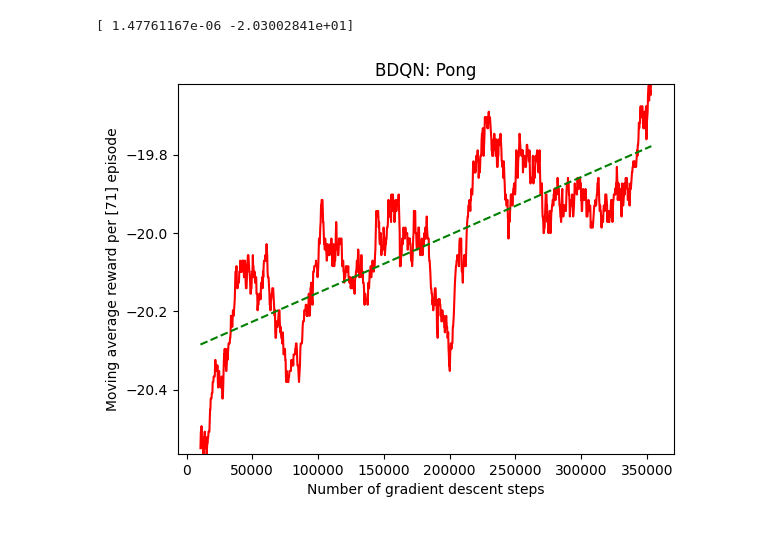
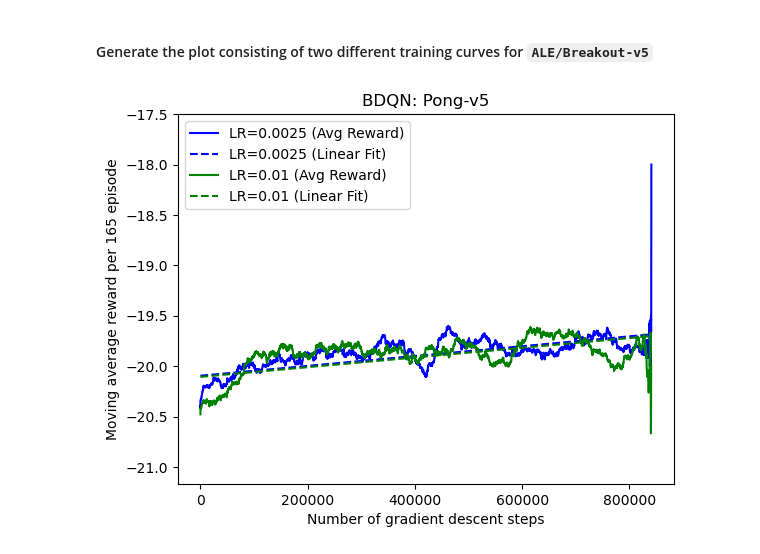
Before and after one commit to Orthologues/DM887-ReinforcementLearning, a Jupyter notebook: final_project/zhao_BDQN/plotting.ipynb, the cells around one changed output. Drawn from its saved outputs; the diff is of its cells as text; code cells hidden in the pictures.

Commit message:
Added the figures

```diff
--- a/final_project/zhao_BDQN/plotting.ipynb
+++ b/final_project/zhao_BDQN/plotting.ipynb
@@ -5,6 +7,6 @@ import numpy as np
 # %%
-#data = pd.read_csv('Pong-v5_train.csv')
-#data = pd.read_csv('Breakout-v5_train (3).csv')
-#data = pd.read_csv('Breakout-v5_train (4).csv')
-data = pd.read_csv('Pong-v5_train_LR001.csv')
+pong_lr00025_df = pd.read_csv('test_results/pong-v5_test1/Pong-v5_train_LR00025_3574episodes.csv')
+pong_lr001_df = pd.read_csv('test_results/pong-v5_test2/Pong-v5_train_LR001_3311episodes.csv')
+breakout_default_df = pd.read_csv('test_results/breakout-v5_test1/Breakout-v5_train_LR00025_8326episodes.csv')
+breakout_high_freq_posterior_df = pd.read_csv('test_results/breakout-v5_test2/Breakout-v5_train_LR00025_PU_per2000.csv')
 # %%
@@ -16,20 +24,45 @@ averaging_size = int(len(episodal_reward)/20)
 # %%
-for i in range(len(episodal_reward)-averaging_size):
-    averages.append(sum(episodal_reward[i:i+averaging_size])/averaging_size)
-    GDs.append(num_gd_time_steps[i+averaging_size-1])
+pong_data1 = read_data(pong_lr00025_df[:3300])
+pong_data2 = read_data(pong_lr001_df[:3300])
+breakout_data1 = read_data(breakout_default_df[:2700])
+breakout_data2 = read_data(breakout_high_freq_posterior_df[:2700])
+# %% [markdown]
+#### Generate the plot consisting of two different training curves for <code>ALE/Breakout-v5</code>
 # %%
-coef = np.polyfit(GDs,averages,1)
-print(coef)
-poly1d_fn = np.poly1d(coef)
-plt.plot(GDs,averages, 'r', GDs, poly1d_fn(GDs), '--g')
+coef_pong1 = np.polyfit(pong_data1['gd_step'], pong_data1['reward'], 1)
+pong1_linear_reg_fn = np.poly1d(coef_pong1)
 
-#plt.plot(GDs, averages, color='r')
-plt.ylim(min(averages), max(averages))
-plt.ylabel("Moving average reward per [%d] episode"\
-%(averaging_size))
+coef_pong2 = np.polyfit(pong_data2['gd_step'], pong_data2['reward'], 1)
+pong2_linear_reg_fn = np.poly1d(coef_pong2)
+
+# Plotting
+plt.plot(
+    pong_data1['gd_step'],
+    pong_data1['avg_reward'], 'b',
+    label='LR=0.0025 (Avg Reward)'
+)
+plt.plot(
+    pong_data1['gd_step'],
+    pong1_linear_reg_fn(pong_data1['gd_step']), '--b',
+    label='LR=0.0025 (Linear Fit)'
+)
+plt.plot(
+    pong_data2['gd_step'],
+    pong_data2['avg_reward'], 'g',
+    label='LR=0.01 (Avg Reward)'
+)
+plt.plot(
+    pong_data2['gd_step'],
+    pong2_linear_reg_fn(pong_data2['gd_step']), '--g',
+    label='LR=0.01 (Linear Fit)'
+)
+plt.ylim(min(pong_data1['avg_reward'] + pong_data2['avg_reward'])-0.5,
+         max(pong_data1['avg_reward'] + pong_data2['avg_reward'])+0.5)
+plt.ylabel(f"Moving average reward per {pong_data1['avg_interval']} episode")
 plt.xlabel("Number of gradient descent steps")
-plt.title('BDQN: Pong')
+plt.title('BDQN: Pong-v5')
+plt.legend()
+plt.savefig("pong-v5_learning.png", dpi=600)
 plt.show()
 # %% [output]
-[ 1.47761167e-06 -2.03002841e+01]
-[figure, old version]
+[figure, new version]
```
Also changed, not shown: parts of 5 cells of this notebook, 2 other files.
